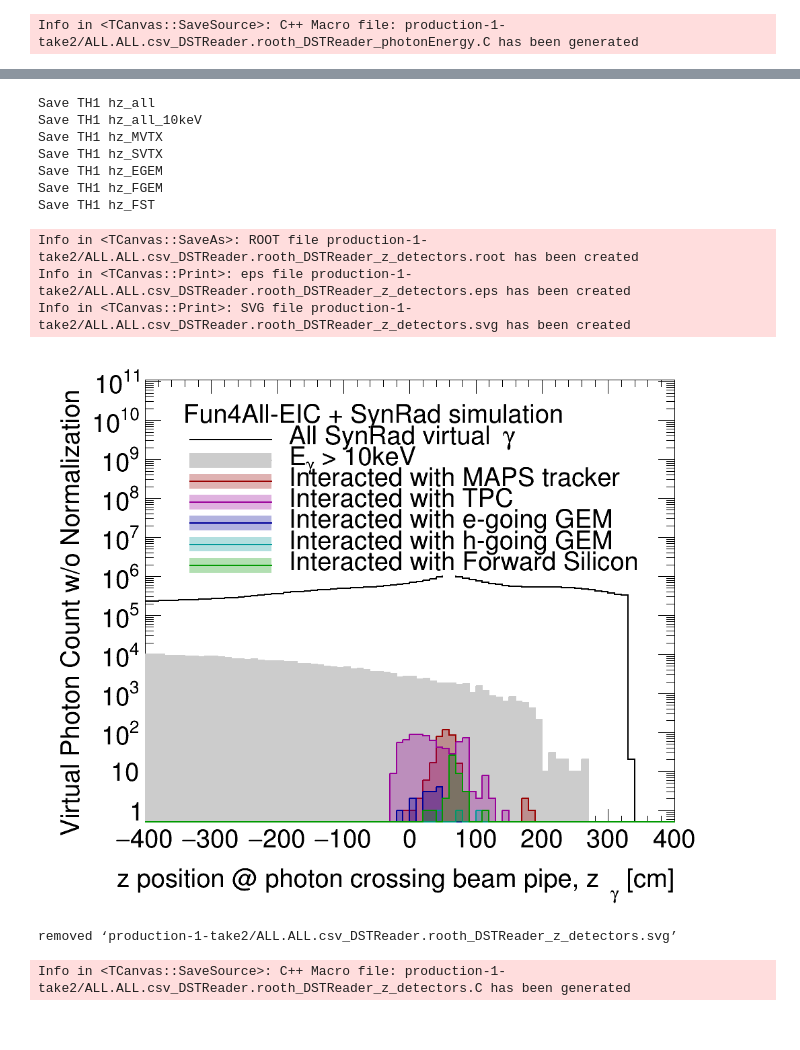
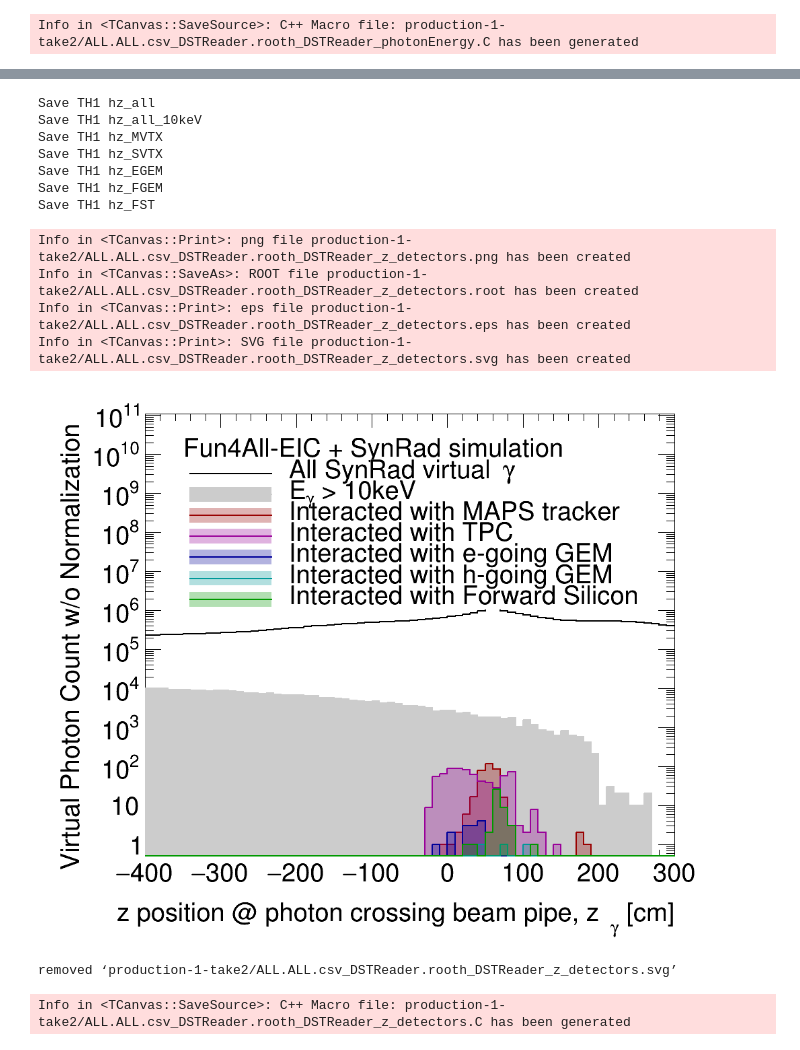
Before and after one commit to blackcathj/SynRad, a Jupyter notebook: DataCheckDSTReader.ipynb, the cells around one changed output, grey strips where cells are left out. Cells and saved outputs as stored; diff of their text form; code cells hidden in the pictures.

Commit message:
update all detectors x axis

```diff
--- a/DataCheckDSTReader.ipynb
+++ b/DataCheckDSTReader.ipynb
@@ -179,7 +179,7 @@ Info in <TCanvas::SaveSource>: C++ Macro file: production-1-take2/ALL.ALL.csv_DS
     TH1*hz_all = new TH1F("hz_all","Photons and MAPS hits;z position @ photon crossing beam pipe, z_{#gamma} [cm];Virtual Photon Count w/o Normalization",80,-400,400);
     T->Draw("Sum$(PHG4VtxPoint.vz * (PHG4VtxPoint.id == 1)) >> hz_all","1","goff");
 
-    TH1*hz_all_10keV = new TH1F("hz_all_10keV","",73,-400,330);
+    TH1*hz_all_10keV = new TH1F("hz_all_10keV","",80,-400,400);
     T->Draw("Sum$(PHG4VtxPoint.vz * (PHG4VtxPoint.id == 1)) >> hz_all_10keV",
             "Sum$((PHG4Particle.trkid==1 && PHG4Particle.fe>10e-6))","goff");
 
@@ -191,6 +191,7 @@ Info in <TCanvas::SaveSource>: C++ Macro file: production-1-take2/ALL.ALL.csv_DS
     hz_all_10keV->SetLineColor(kGray);
 
     hz_all->GetYaxis()->SetRangeUser(.5, hz_all->GetMaximum()*100000);
+    hz_all->GetXaxis()->SetRangeUser(-400,300);
 
     TH1*hz_MVTX = new TH1F("hz_MVTX","",80,-400,400);
     T->Draw("Sum$(PHG4VtxPoint.vz * (PHG4VtxPoint.id == 1))>>hz_MVTX","n_G4HIT_MVTX>0","goff");
@@ -247,13 +253,14 @@ Info in <TCanvas::Print>: png file production-1-take2/ALL.ALL.csv_DSTReader.root
 Save TH1 hz_all
 Save TH1 hz_all_10keV
 Save TH1 hz_MVTX
 Save TH1 hz_SVTX
 Save TH1 hz_EGEM
 Save TH1 hz_FGEM
 Save TH1 hz_FST
+Info in <TCanvas::Print>: png file production-1-take2/ALL.ALL.csv_DSTReader.rooth_DSTReader_z_detectors.png has been created
 Info in <TCanvas::SaveAs>: ROOT file production-1-take2/ALL.ALL.csv_DSTReader.rooth_DSTReader_z_detectors.root has been created
 Info in <TCanvas::Print>: eps file production-1-take2/ALL.ALL.csv_DSTReader.rooth_DSTReader_z_detectors.eps has been created
 Info in <TCanvas::Print>: SVG file production-1-take2/ALL.ALL.csv_DSTReader.rooth_DSTReader_z_detectors.svg has been created
-[figure, old version]
+[figure, new version]
 removed ‘production-1-take2/ALL.ALL.csv_DSTReader.rooth_DSTReader_z_detectors.svg’
 Info in <TCanvas::SaveSource>: C++ Macro file: production-1-take2/ALL.ALL.csv_DSTReader.rooth_DSTReader_z_detectors.C has been generated
```
Also changed, not shown: parts of 1 cell of this notebook, 6 other files.
